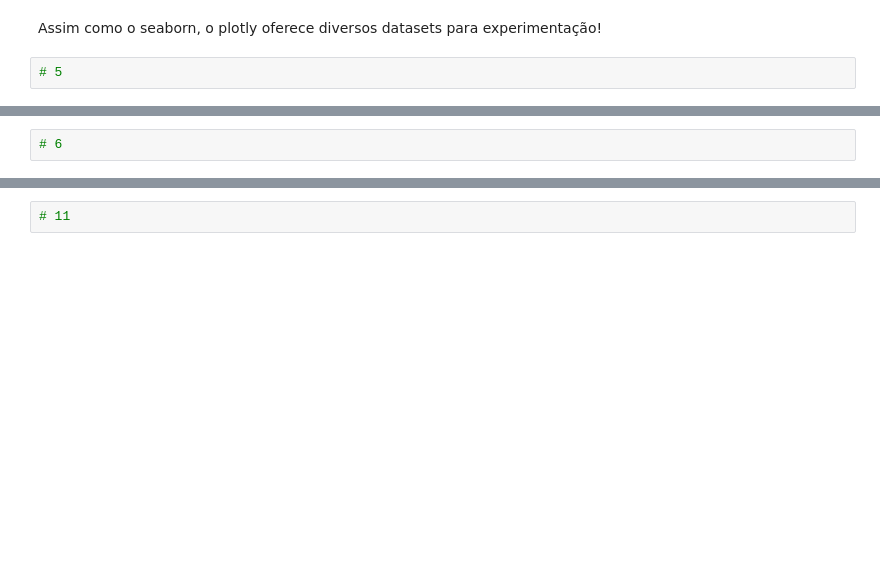
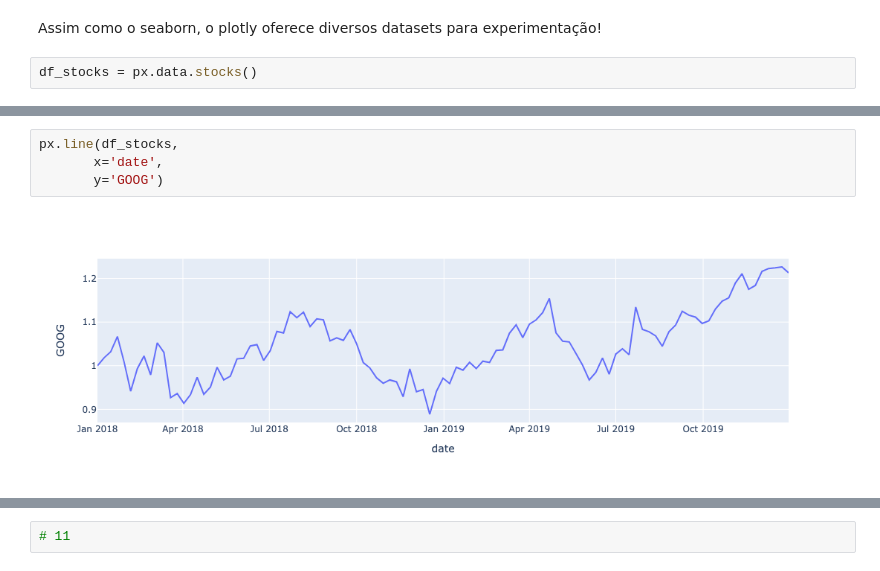
Before and after one commit to johnnyhorita/Empiricus-DataScience-Degree, a Jupyter notebook: 780/Modulo-02-Bibliotecas-e-APIs/20210823_aula10/Aula_5 - Graficos dinâmicos.ipynb, the cells around one changed output, grey strips where cells are left out. Drawn from its saved outputs; the diff is of its cells as text; blank space fills up the shorter version.

```diff
--- a/780/Modulo-02-Bibliotecas-e-APIs/20210823_aula10/Aula_5 - Graficos dinâmicos.ipynb
+++ b/780/Modulo-02-Bibliotecas-e-APIs/20210823_aula10/Aula_5 - Graficos dinâmicos.ipynb
@@ -27,4 +51,4 @@ jupyter labextension install jupyterlab-plotly
 # %% [markdown]
 Assim como o seaborn, o plotly oferece diversos datasets para experimentação!
 # %%
-# 5
+df_stocks = px.data.stocks()
@@ -31,3 +71,7 @@ Assim como o seaborn, o plotly oferece diversos datasets para experimentação!
 # %%
-# 6
+px.line(df_stocks,
+       x='date',
+       y='GOOG')
+# %% [output]
+[figure, added]
 # %%
```
Also changed, not shown: parts of 12 cells of this notebook, 1 other file.
